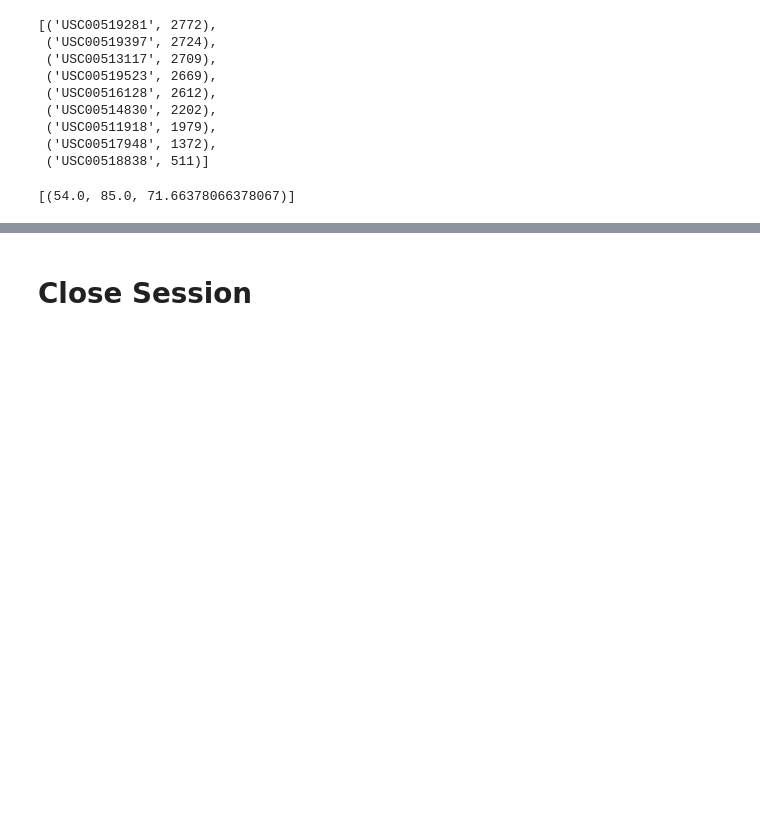
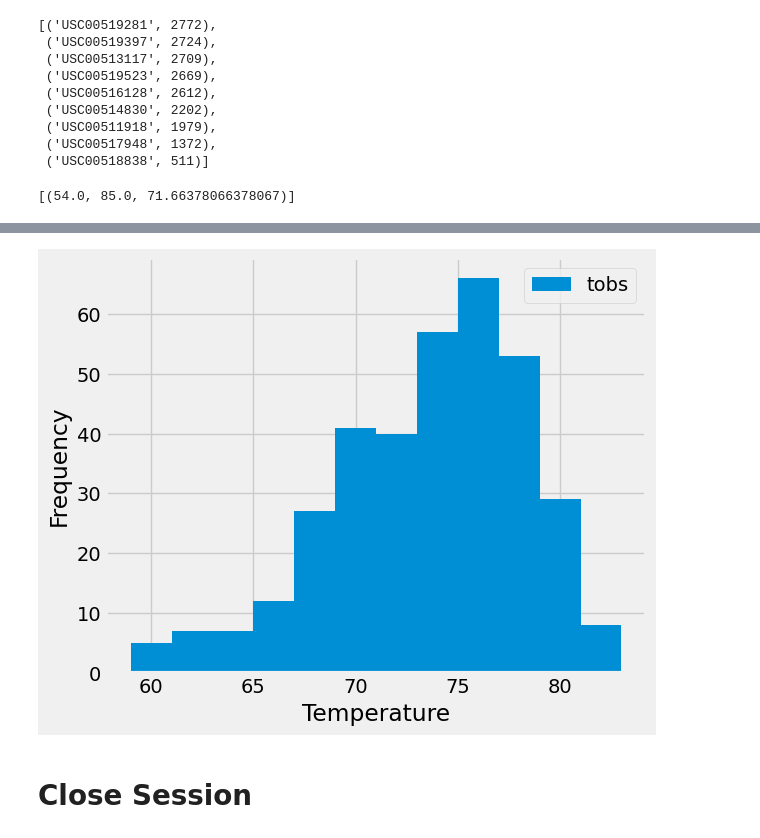
Before and after one commit to Janice17/sqlalchemy-challenge, a Jupyter notebook: SurfsUp/climate.ipynb, the cells around one changed output, grey strips where cells are left out. Saved outputs shown, nothing was run; the diff lists cells and outputs as text; code cells hidden in the pictures; blank space fills up the shorter version.

Commit message:
Final climate.ipynb, created an Output file for result pictures, and updated README.

```diff
--- a/SurfsUp/climate.ipynb
+++ b/SurfsUp/climate.ipynb
@@ -107,3 +110,25 @@ Text(0.5, 4.183333333333314, 'Temperature')
+# %%
+# Using the most active station id
+# Query the last 12 months of temperature observation data for this station and plot the results as a histogram
+
+# Calculate the date one year from the last date in data set.
+prev_year = dt.date(2017, 8, 23) - dt.timedelta(days=365)
+
+# Perform a query to retrieve temperature observations filtered for most active station id and 12 months.
+results = session.query(Measurement.tobs).\
+filter(Measurement.station == 'USC00519281').\
+filter(Measurement.date >= prev_year).all()
+
+# Save the query results as a Pandas DataFrame.
+temp_df = pd.DataFrame(results, columns=['tobs'])
+
+# Use Pandas Plotting with Matplotlib to plot the data in histogram
+temp_df.plot.hist(bins=12)
+plt.tight_layout()
+plt.xlabel("Temperature")
+plt.show()
+# %% [output]
+[figure, added]
 # %% [markdown]
 # Close Session
 # %%
```
Also changed, not shown: parts of 7 cells of this notebook, 4 other files.
